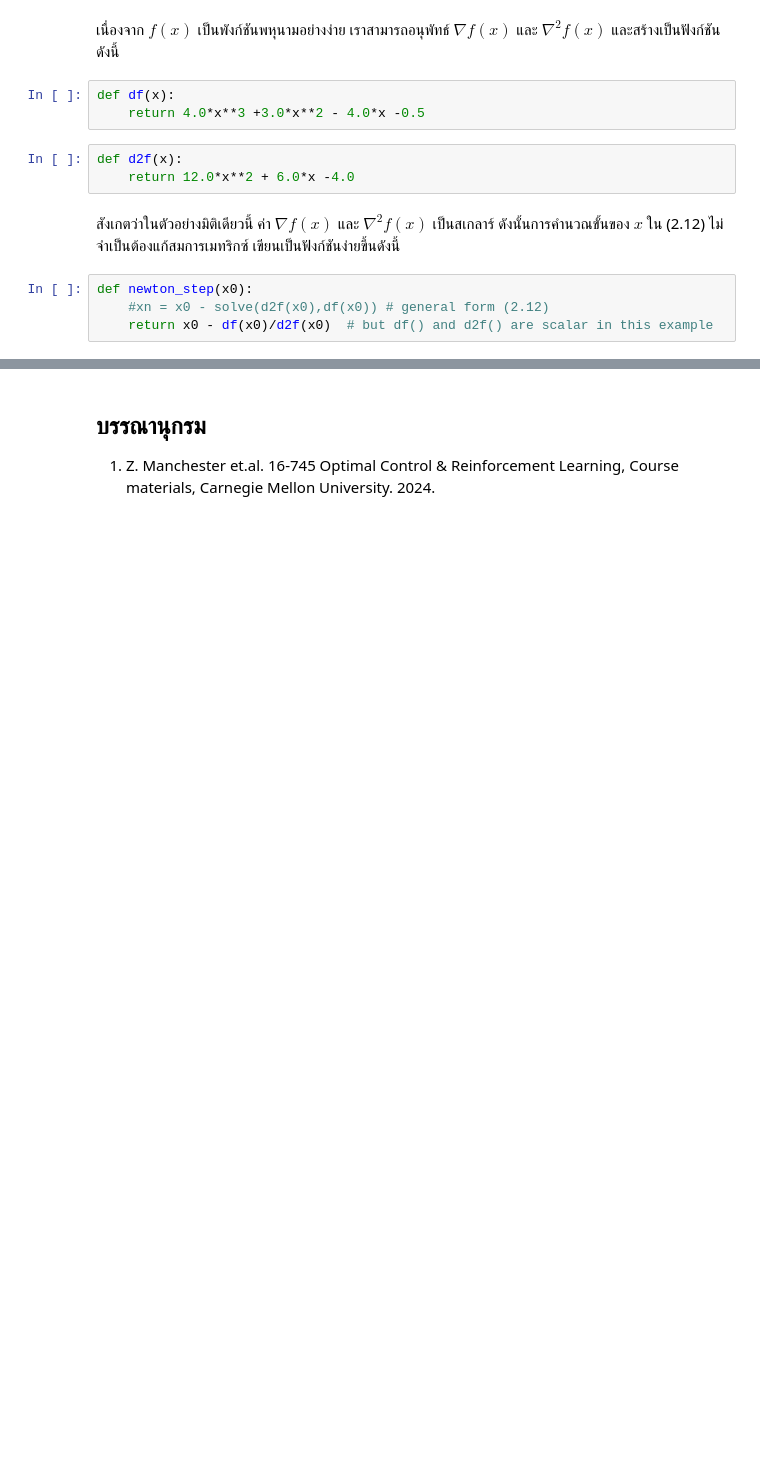
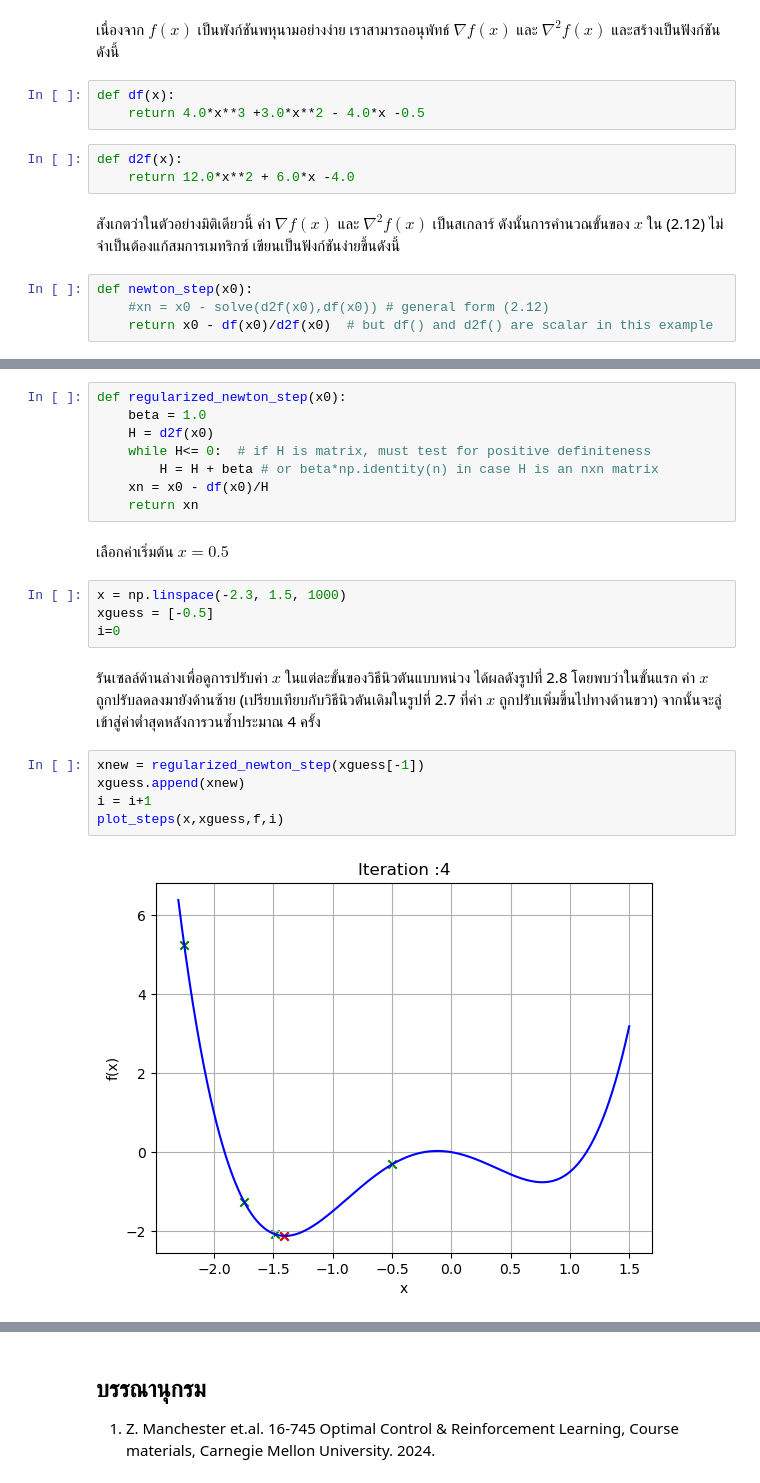
Before and after one commit to dewdotninja/ocrl, a Jupyter notebook: doc/notebooks/chapter2.ipynb, the cells around one changed output, grey strips where cells are left out. Saved outputs shown, nothing was run; the diff lists cells and outputs as text; blank space fills up the shorter version.

```diff
--- a/doc/notebooks/chapter2.ipynb
+++ b/doc/notebooks/chapter2.ipynb
@@ -362,0 +435,25 @@ plt.show()
+# %%
+def regularized_newton_step(x0):
+    beta = 1.0
+    H = d2f(x0)
+    while H<= 0:  # if H is matrix, must test for positive definiteness
+        H = H + beta # or beta*np.identity(n) in case H is an nxn matrix
+    xn = x0 - df(x0)/H
+    return xn
+# %% [markdown]
+เลือกค่าเริ่มต้น $x = 0.5$
+# %%
+x = np.linspace(-2.3, 1.5, 1000)
+xguess = [-0.5]
+i=0
+# %% [markdown]
+รันเซลล์ด้านล่างเพื่อดูการปรับค่า $x$ ในแต่ละขั้นของวิธีนิวตันแบบหน่วง ได้ผลดังรูปที่ 2.8
+โดยพบว่าในขั้นแรก ค่า $x$ ถูกปรับลดลงมายังด้านซ้าย (เปรียบเทียบกับวิธีนิวตันเดิมในรูปที่ 2.7 ที่ค่า $x$
+ถูกปรับเพิ่มขึ้นไปทางด้านขวา) จากนั้นจะลู่เข้าสู่ค่าต่ำสุดหลังการวนซ้ำประมาณ 4 ครั้ง
+# %%
+xnew = regularized_newton_step(xguess[-1])
+xguess.append(xnew)
+i = i+1
+plot_steps(x,xguess,f,i)
+# %% [output]
+[figure, added]
```
Also changed, not shown: parts of 18 cells of this notebook.
